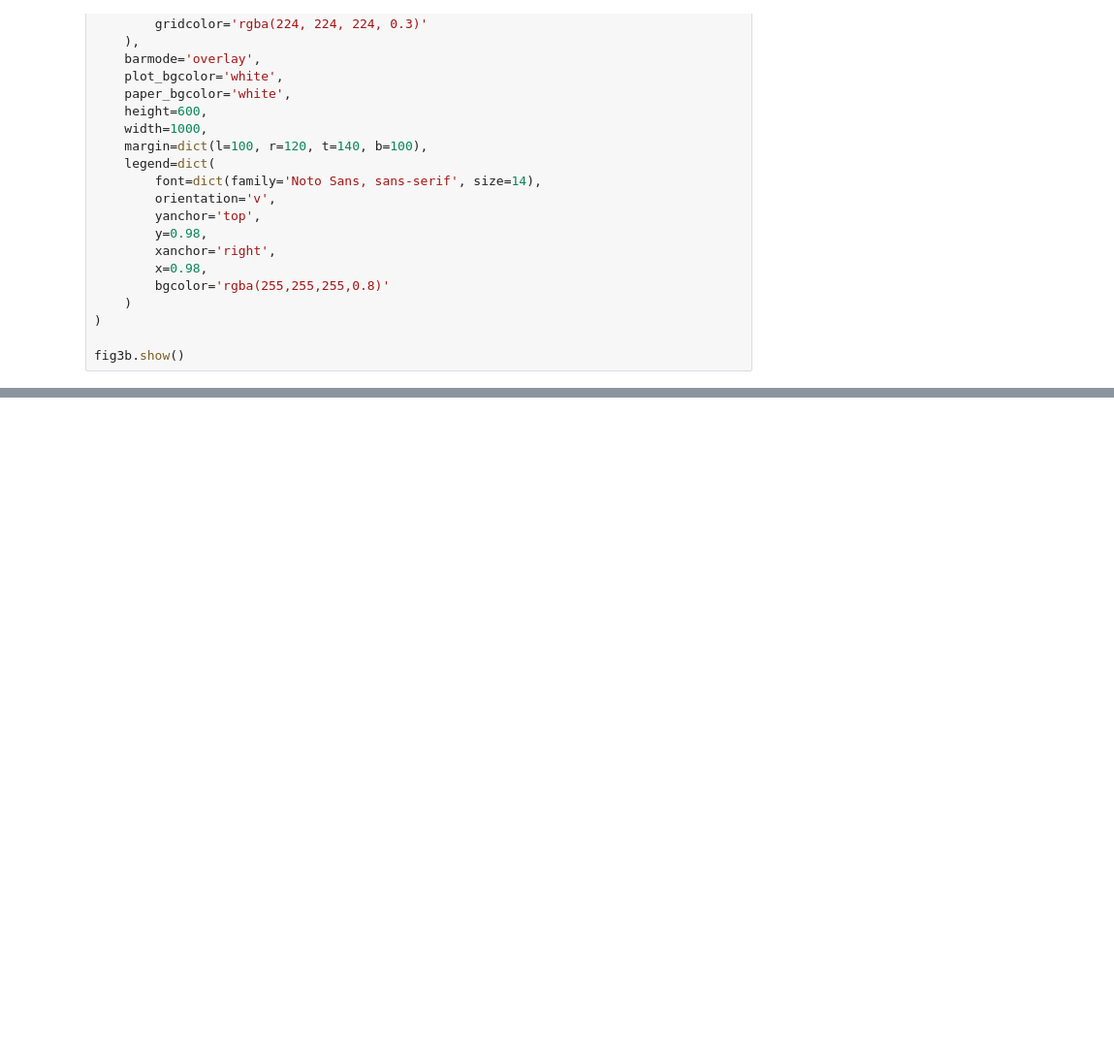
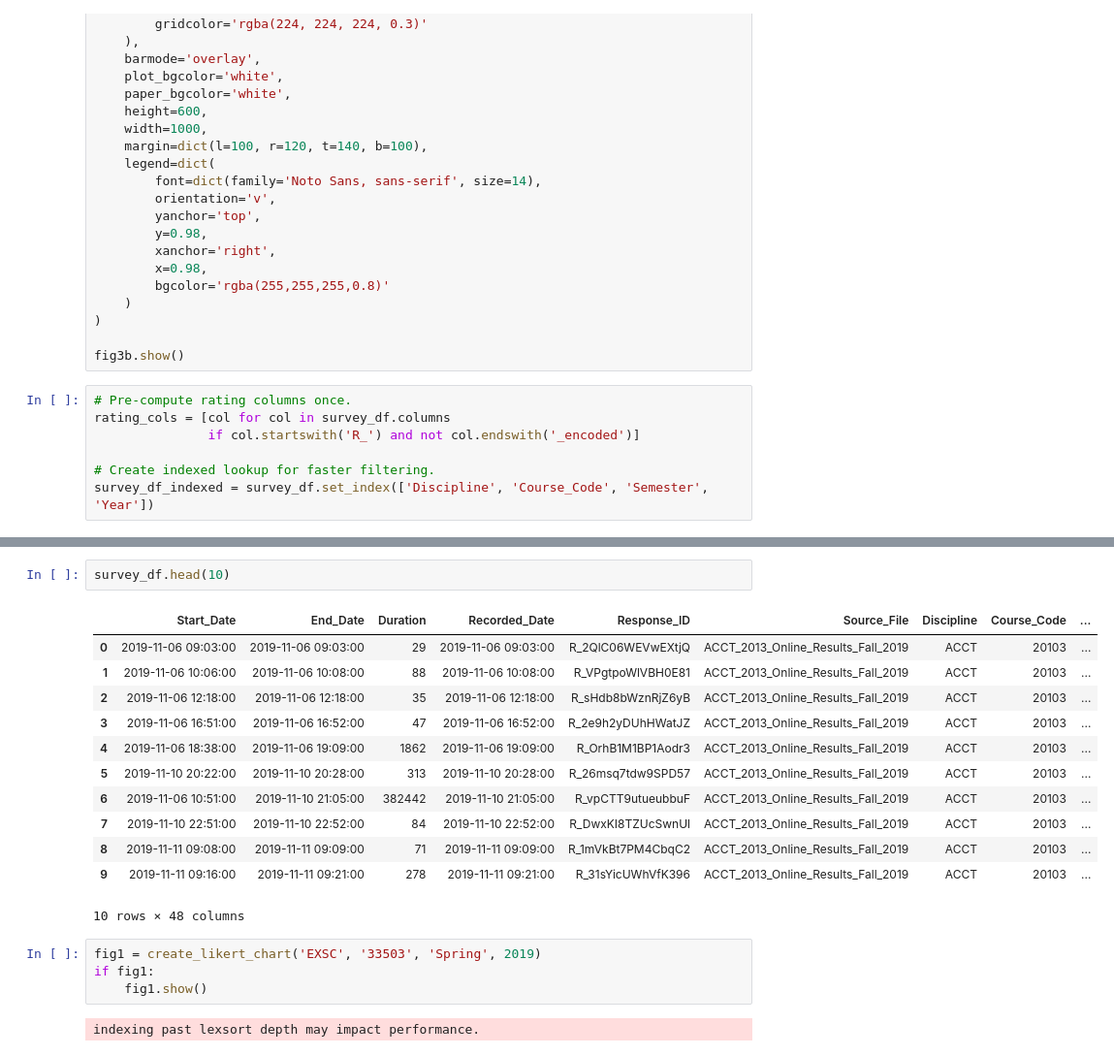
Before and after one commit to EricaCamelopardalis/SI_ML_Survey, a Jupyter notebook: Notebooks/EDA_Visualizations.ipynb, the cells around one changed output, grey strips where cells are left out. Shown at 97% size. Drawn from its saved outputs; the diff is of its cells as text; blank space fills up the shorter version.

Commit message:
Added a dynamic Likert stacked bar chart option that displays, based on the Likert scale used, the score responses for each course documented in the survey results.

```diff
--- a/Notebooks/EDA_Visualizations.ipynb
+++ b/Notebooks/EDA_Visualizations.ipynb
@@ -365,3 +403,10 @@ fig3b.update_layout(
 )
 
 fig3b.show()
+# %%
+# Pre-compute rating columns once.
+rating_cols = [col for col in survey_df.columns
+               if col.startswith('R_') and not col.endswith('_encoded')]
+
+# Create indexed lookup for faster filtering.
+survey_df_indexed = survey_df.set_index(['Discipline', 'Course_Code', 'Semester', 'Year'])
@@ -367,0 +576,21 @@ fig3b.show()
+# %%
+survey_df.head(10)
+# %% [output]
+|  | Start_Date | End_Date | Duration | Recorded_Date | Response_ID | Source_File | Discipline | Course_Code | ... |
+| 0 | 2019-11-06 09:03:00 | 2019-11-06 09:03:00 | 29 | 2019-11-06 09:03:00 | R_2QlC06WEVwEXtjQ | ACCT_2013_Online_Results_Fall_2019 | ACCT | 20103 | ... |
+| 1 | 2019-11-06 10:06:00 | 2019-11-06 10:08:00 | 88 | 2019-11-06 10:08:00 | R_VPgtpoWlVBH0E81 | ACCT_2013_Online_Results_Fall_2019 | ACCT | 20103 | ... |
+| 2 | 2019-11-06 12:18:00 | 2019-11-06 12:18:00 | 35 | 2019-11-06 12:18:00 | R_sHdb8bWznRjZ6yB | ACCT_2013_Online_Results_Fall_2019 | ACCT | 20103 | ... |
+| 3 | 2019-11-06 16:51:00 | 2019-11-06 16:52:00 | 47 | 2019-11-06 16:52:00 | R_2e9h2yDUhHWatJZ | ACCT_2013_Online_Results_Fall_2019 | ACCT | 20103 | ... |
+| 4 | 2019-11-06 18:38:00 | 2019-11-06 19:09:00 | 1862 | 2019-11-06 19:09:00 | R_OrhB1M1BP1Aodr3 | ACCT_2013_Online_Results_Fall_2019 | ACCT | 20103 | ... |
+| 5 | 2019-11-10 20:22:00 | 2019-11-10 20:28:00 | 313 | 2019-11-10 20:28:00 | R_26msq7tdw9SPD57 | ACCT_2013_Online_Results_Fall_2019 | ACCT | 20103 | ... |
+| 6 | 2019-11-06 10:51:00 | 2019-11-10 21:05:00 | 382442 | 2019-11-10 21:05:00 | R_vpCTT9utueubbuF | ACCT_2013_Online_Results_Fall_2019 | ACCT | 20103 | ... |
+| 7 | 2019-11-10 22:51:00 | 2019-11-10 22:52:00 | 84 | 2019-11-10 22:52:00 | R_DwxKI8TZUcSwnUl | ACCT_2013_Online_Results_Fall_2019 | ACCT | 20103 | ... |
+| 8 | 2019-11-11 09:08:00 | 2019-11-11 09:09:00 | 71 | 2019-11-11 09:09:00 | R_1mVkBt7PM4CbqC2 | ACCT_2013_Online_Results_Fall_2019 | ACCT | 20103 | ... |
+| 9 | 2019-11-11 09:16:00 | 2019-11-11 09:21:00 | 278 | 2019-11-11 09:21:00 | R_31sYicUWhVfK396 | ACCT_2013_Online_Results_Fall_2019 | ACCT | 20103 | ... |
+10 rows × 48 columns
+# %%
+fig1 = create_likert_chart('EXSC', '33503', 'Spring', 2019)
+if fig1:
+    fig1.show()
+# %% [output]
+indexing past lexsort depth may impact performance.
```
Also changed, not shown: parts of 4 cells of this notebook.
